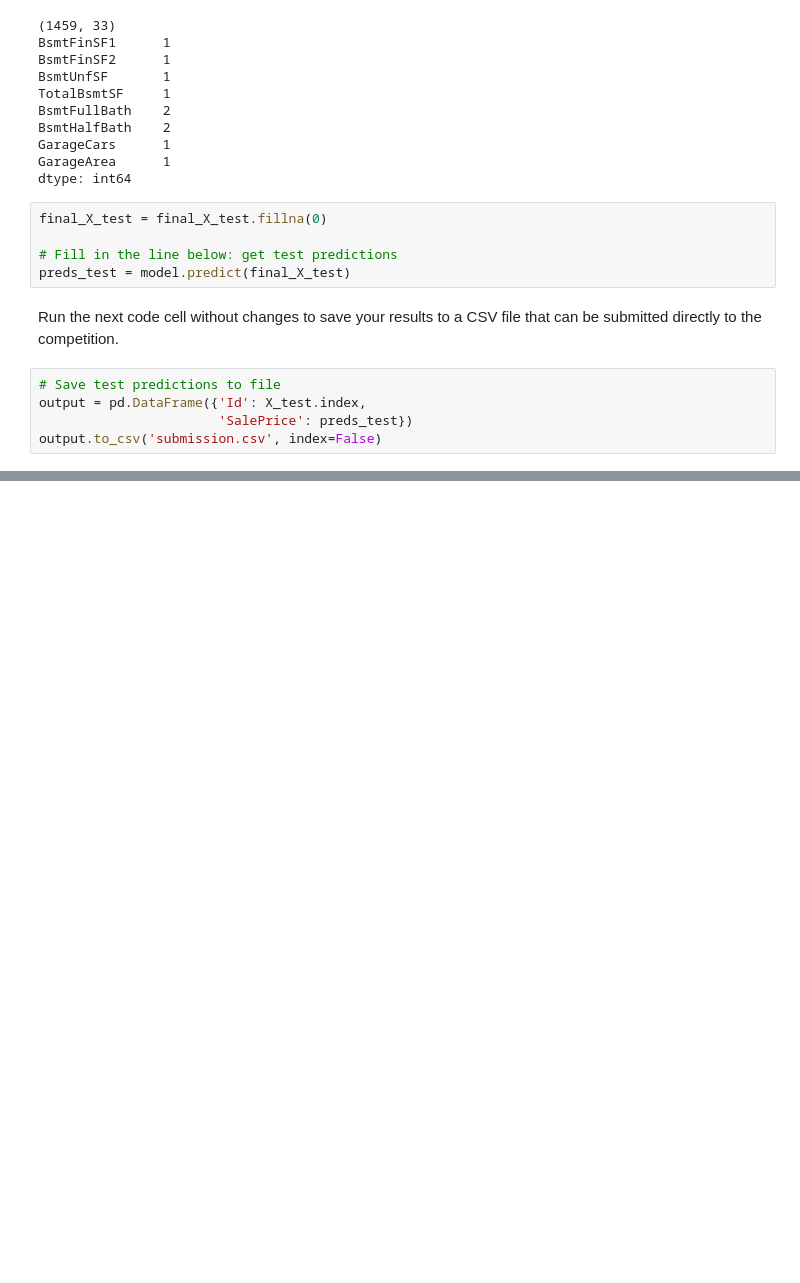
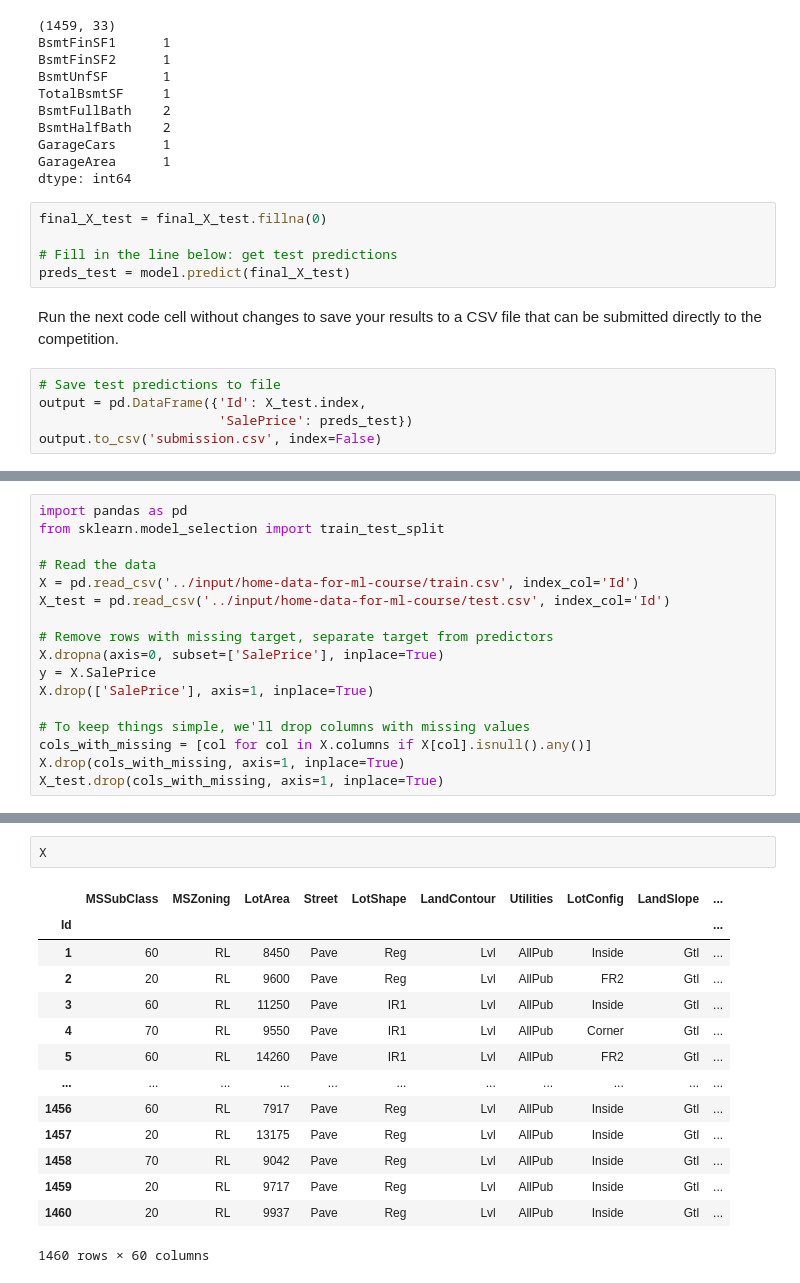
Before and after one commit to ericmaubr/kaggle_intro_machine_learling, a Jupyter notebook: intermediate-machine-learning.ipynb, the cells around one changed output, grey strips where cells are left out. Saved outputs shown, nothing was run; the diff lists cells and outputs as text; blank space fills up the shorter version.

```diff
--- a/intermediate-machine-learning.ipynb
+++ b/intermediate-machine-learning.ipynb
@@ -402,0 +839,17 @@ output.to_csv('submission.csv', index=False)
+# %%
+import pandas as pd
+from sklearn.model_selection import train_test_split
+
+# Read the data
+X = pd.read_csv('../input/home-data-for-ml-course/train.csv', index_col='Id')
+X_test = pd.read_csv('../input/home-data-for-ml-course/test.csv', index_col='Id')
+
+# Remove rows with missing target, separate target from predictors
+X.dropna(axis=0, subset=['SalePrice'], inplace=True)
+y = X.SalePrice
+X.drop(['SalePrice'], axis=1, inplace=True)
+
+# To keep things simple, we'll drop columns with missing values
+cols_with_missing = [col for col in X.columns if X[col].isnull().any()]
+X.drop(cols_with_missing, axis=1, inplace=True)
+X_test.drop(cols_with_missing, axis=1, inplace=True)
@@ -402,0 +877,17 @@ output.to_csv('submission.csv', index=False)
+# %%
+X
+# %% [output]
+|  | MSSubClass | MSZoning | LotArea | Street | LotShape | LandContour | Utilities | LotConfig | LandSlope | ... |
+| Id |  |  |  |  |  |  |  |  |  | ... |
+| 1 | 60 | RL | 8450 | Pave | Reg | Lvl | AllPub | Inside | Gtl | ... |
+| 2 | 20 | RL | 9600 | Pave | Reg | Lvl | AllPub | FR2 | Gtl | ... |
+| 3 | 60 | RL | 11250 | Pave | IR1 | Lvl | AllPub | Inside | Gtl | ... |
+| 4 | 70 | RL | 9550 | Pave | IR1 | Lvl | AllPub | Corner | Gtl | ... |
+| 5 | 60 | RL | 14260 | Pave | IR1 | Lvl | AllPub | FR2 | Gtl | ... |
+| ... | ... | ... | ... | ... | ... | ... | ... | ... | ... | ... |
+| 1456 | 60 | RL | 7917 | Pave | Reg | Lvl | AllPub | Inside | Gtl | ... |
+| 1457 | 20 | RL | 13175 | Pave | Reg | Lvl | AllPub | Inside | Gtl | ... |
+| 1458 | 70 | RL | 9042 | Pave | Reg | Lvl | AllPub | Inside | Gtl | ... |
+| 1459 | 20 | RL | 9717 | Pave | Reg | Lvl | AllPub | Inside | Gtl | ... |
+| 1460 | 20 | RL | 9937 | Pave | Reg | Lvl | AllPub | Inside | Gtl | ... |
+1460 rows × 60 columns
```
Also changed, not shown: parts of 71 cells of this notebook.
